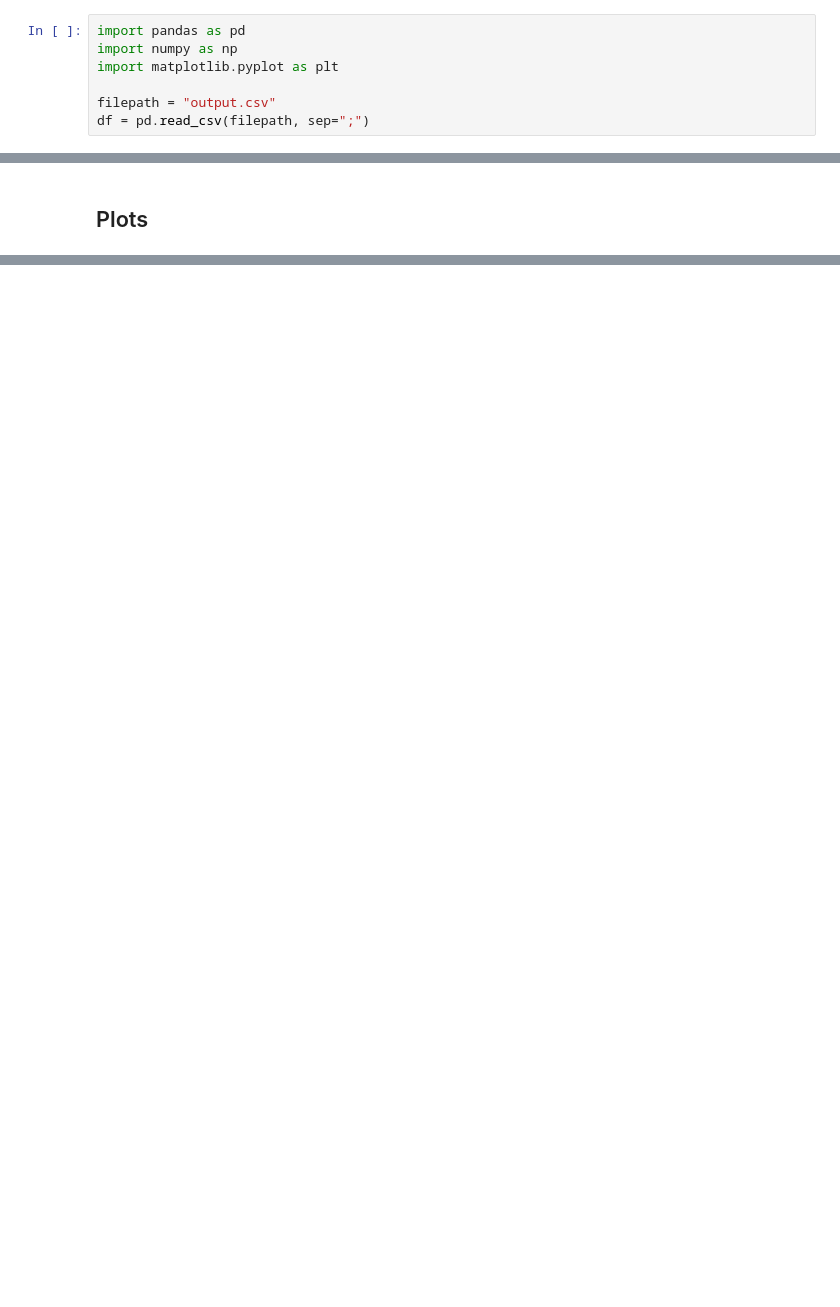
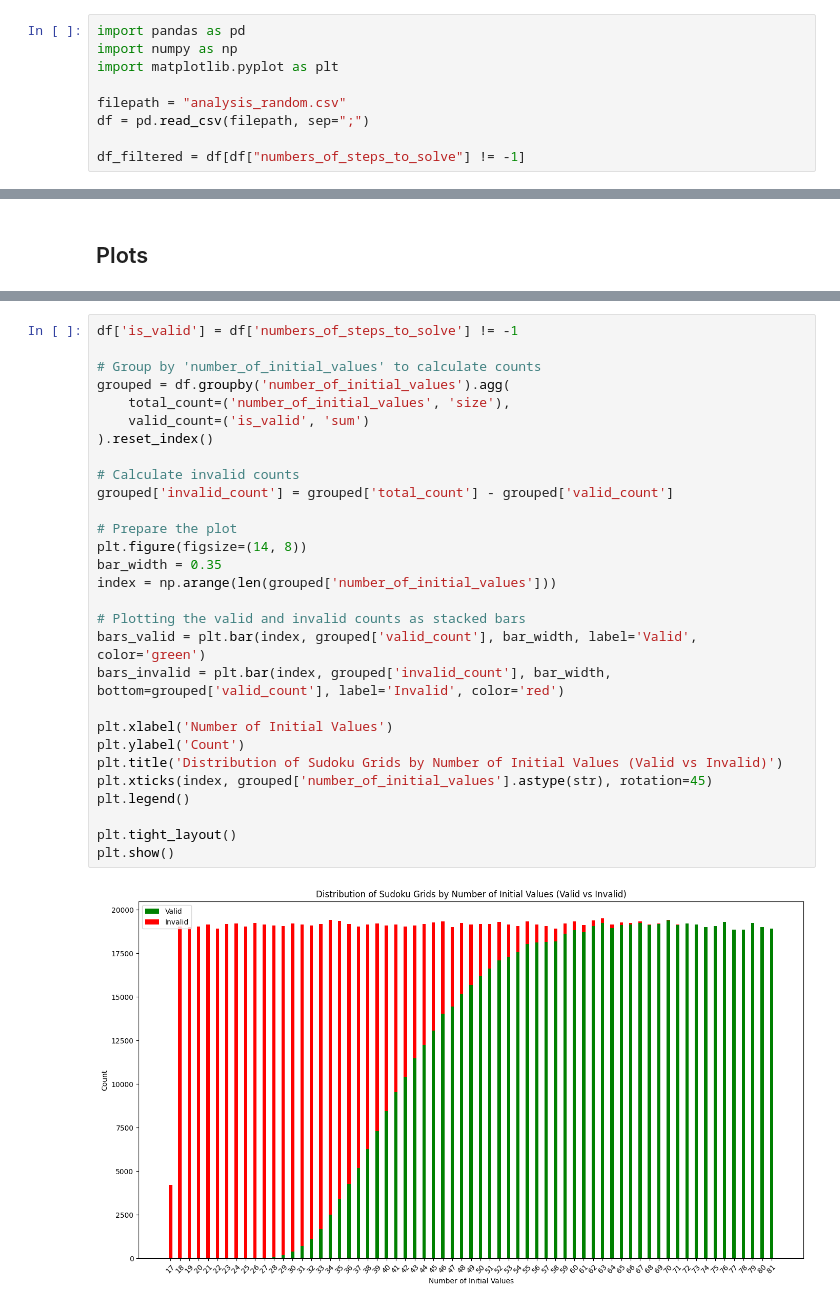
Before and after one commit to Adik8688/sudoku_major_project, a Jupyter notebook: analysis.ipynb, the cells around one changed output, grey strips where cells are left out. Saved outputs shown, nothing was run; the diff lists cells and outputs as text; blank space fills up the shorter version.

Commit message:
Some extra features has been added to allow even deeper analysis

```diff
--- a/analysis.ipynb
+++ b/analysis.ipynb
@@ -3,5 +3,7 @@ import pandas as pd
 import numpy as np
 import matplotlib.pyplot as plt
 
-filepath = "output.csv"
+filepath = "analysis_random.csv"
 df = pd.read_csv(filepath, sep=";")
+
+df_filtered = df[df["numbers_of_steps_to_solve"] != -1]
@@ -47,0 +115,31 @@ plt.show()
+# %%
+df['is_valid'] = df['numbers_of_steps_to_solve'] != -1
+
+# Group by 'number_of_initial_values' to calculate counts
+grouped = df.groupby('number_of_initial_values').agg(
+    total_count=('number_of_initial_values', 'size'),
+    valid_count=('is_valid', 'sum')
+).reset_index()
+
+# Calculate invalid counts
+grouped['invalid_count'] = grouped['total_count'] - grouped['valid_count']
+
+# Prepare the plot
+plt.figure(figsize=(14, 8))
+bar_width = 0.35
+index = np.arange(len(grouped['number_of_initial_values']))
+
+# Plotting the valid and invalid counts as stacked bars
+bars_valid = plt.bar(index, grouped['valid_count'], bar_width, label='Valid', color='green')
+bars_invalid = plt.bar(index, grouped['invalid_count'], bar_width, bottom=grouped['valid_count'], label='Invalid', color='red')
+
+plt.xlabel('Number of Initial Values')
+plt.ylabel('Count')
+plt.title('Distribution of Sudoku Grids by Number of Initial Values (Valid vs Invalid)')
+plt.xticks(index, grouped['number_of_initial_values'].astype(str), rotation=45)
+plt.legend()
+
+plt.tight_layout()
+plt.show()
+# %% [output]
+[figure, added]
```
Also changed, not shown: parts of 13 cells of this notebook, 6 other files.
